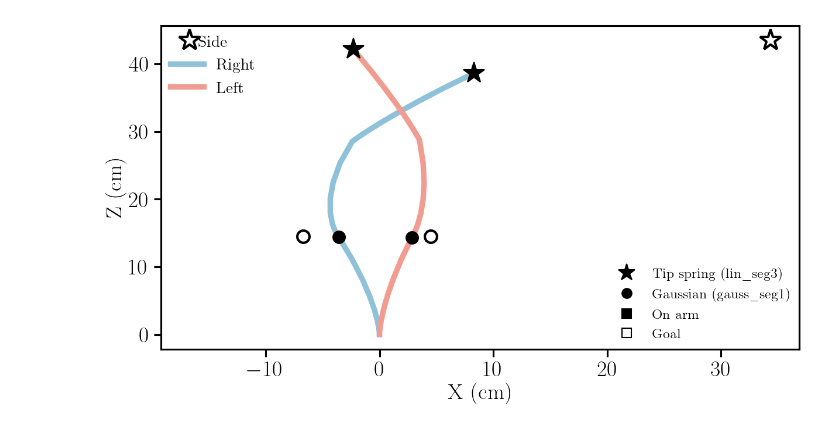
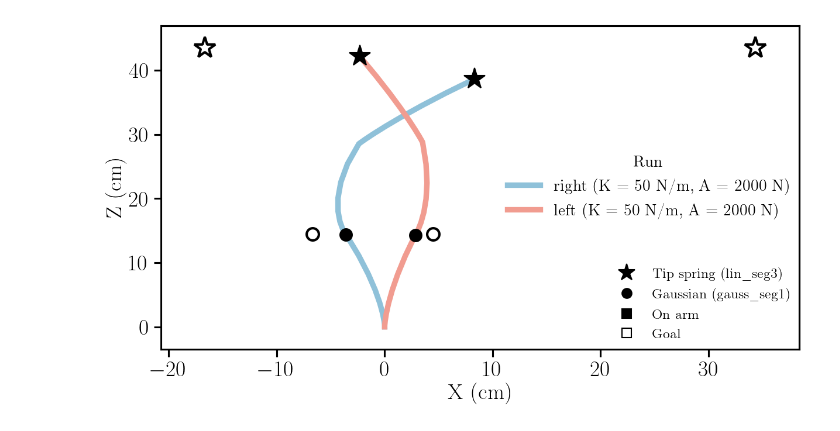
Before and after one commit to CREATE-Lab-EPFL/SoftVMC, a Jupyter notebook: ContactAndShaping/plot_full_body_shaping.ipynb, the cells around one changed output. Drawn from its saved outputs; the diff is of its cells as text; code cells hidden in the pictures.

```diff
--- a/ContactAndShaping/plot_full_body_shaping.ipynb
+++ b/ContactAndShaping/plot_full_body_shaping.ipynb
@@ -122,46 +142,58 @@ still pulling.
 # %%
-# ---- figure size ----
-FIG_W        = 8.0     # in -- TUNE THIS: total figure width
-PANEL_ASPECT = 0.55    # TUNE THIS: panel height as a fraction of FIG_W
-LINEWIDTH    = 4.5     # TUNE THIS: backbone line thickness
-MARKER_COLOR = 'black'  # TUNE THIS: spring/goal marker color -- deliberately not a backbone color, so markers read clearly against either side's line
+# ---- style, shared by the overview and every per-run figure ----
+FIG_W        = 8.0      # in -- TUNE THIS: total figure width
+PANEL_ASPECT = 0.55     # TUNE THIS: panel height as a fraction of FIG_W
+LINEWIDTH    = 4.5      # TUNE THIS: backbone line thickness
+MARKER_COLOR = 'black'  # TUNE THIS: spring/goal marker color -- deliberately not a backbone color, so markers read clearly against any run's line
+# TUNE THESE if a legend lands on data (a goal or an arm bent into its corner):
+# any of 'upper/center/lower' + 'left/right'. Both figures use the same range, so
+# a legend that is clear in one is clear in all -- unless a new run bends into it.
+RUN_LEGEND_LOC   = 'center right'  # where the run legend goes
+SHAPE_LEGEND_LOC = 'lower right'   # where the marker legend goes
 
-fig, ax = plt.subplots(figsize=(FIG_W, FIG_W * PANEL_ASPECT), layout='constrained')
-
-for i, (label, r) in enumerate(runs.items()):
-    color    = COLORS[i]
-    backbone = r['backbone']
-    ax.plot(backbone[:, 0] * 100, backbone[:, 2] * 100, color=color, linewidth=LINEWIDTH, zorder=3, label=label)
-
-    for name, s, g in zip(r['comp_names'], r['s_params'], r['goal_final']):
-        p      = backbone[np.argmin(np.abs(S_BACKBONE - s))]
-        marker = '*' if name == 'lin_seg3' else 'o'
-        size   = 18 if name == 'lin_seg3' else 10
-
-        ax.plot(p[0] * 100, p[2] * 100, marker, color=MARKER_COLOR, markersize=size, zorder=4)
-        ax.plot(g[0] * 100, g[2] * 100, marker, color=MARKER_COLOR, markersize=size, zorder=4,
-               markerfacecolor='none', markeredgewidth=2.0)
-
-ax.set_xlabel('X (cm)')
-ax.set_ylabel('Z (cm)')
-ax.grid(GRID)
-
-# Two legends on the same axes -- add_artist keeps the first one when the
-# second .legend() call would otherwise replace it.
-side_legend = ax.legend(fontsize=LEGEND_FONT_SIZE, loc='upper left', framealpha=0.9, title='Side')
-ax.add_artist(side_legend)
-
-shape_handles = [
+SHAPE_HANDLES = [
     Line2D([0], [0], marker='*', color=MARKER_COLOR, markersize=14, linestyle='None', label='Tip spring (lin_seg3)'),
     Line2D([0], [0], marker='o', color=MARKER_COLOR, markersize=8, linestyle='None', label='Gaussian (gauss_seg1)'),
     Line2D([0], [0], marker='s', color=MARKER_COLOR, markersize=8, linestyle='None', markerfacecolor=MARKER_COLOR, label='On arm'),
     Line2D([0], [0], marker='s', color=MARKER_COLOR, markersize=8, linestyle='None', markerfacecolor='none', label='Goal'),
 ]
-ax.legend(handles=shape_handles, fontsize=LEGEND_FONT_SIZE * 0.85, loc='lower right', framealpha=0.9)
 
-name = '_'.join(RUNS[label] for label in runs)
-save_fig(fig, FOLDER, f'{name}_backbone')
+
+def draw_run(ax, r, color, label):
+    """One run: thick backbone in `color`; each spring as a black marker,
+    filled where it acts on the arm and open at its goal."""
+    bb = r['backbone']
+    ax.plot(bb[:, 0] * 100, bb[:, 2] * 100, color=color, linewidth=LINEWIDTH, zorder=3, label=label)
+    for comp, s, g in zip(r['comp_names'], r['s_params'], r['goal_final']):
+        p      = bb[np.argmin(np.abs(S_BACKBONE - s))]
+        marker = '*' if comp == 'lin_seg3' else 'o'
+        size   = 18 if comp == 'lin_seg3' else 10
+        ax.plot(p[0] * 100, p[2] * 100, marker, color=MARKER_COLOR, markersize=size, zorder=4)
+        ax.plot(g[0] * 100, g[2] * 100, marker, color=MARKER_COLOR, markersize=size, zorder=4,
+                markerfacecolor='none', markeredgewidth=2.0)
+
+
+def finish_axes(ax):
+    ax.set_xlim(*XLIM)
+    ax.set_ylim(*ZLIM)
+    ax.set_xlabel('X (cm)')
+    ax.set_ylabel('Z (cm)')
+    ax.grid(GRID)
+    # Two legends on the same axes -- add_artist keeps the first one when the
+    # second .legend() call would otherwise replace it.
+    run_legend = ax.legend(fontsize=LEGEND_FONT_SIZE, loc=RUN_LEGEND_LOC, framealpha=0.9, title='Run')
+    ax.add_artist(run_legend)
+    ax.legend(handles=SHAPE_HANDLES, fontsize=LEGEND_FONT_SIZE * 0.85, loc=SHAPE_LEGEND_LOC, framealpha=0.9)
+
+
+# ---- overview: every run on one axes ----
+fig, ax = plt.subplots(figsize=(FIG_W, FIG_W * PANEL_ASPECT), layout='constrained')
+for i, (name, r) in enumerate(runs.items()):
+    draw_run(ax, r, COLORS[i % len(COLORS)], run_label(name, r))
+finish_axes(ax)
+
+save_fig(fig, FOLDER, 'all_backbones')
 plt.show()
-print(f"Saved → outputs/{FOLDER}/{name}_backbone.{{pdf,svg}}")
+print(f'Saved → outputs/{FOLDER}/all_backbones.{{pdf,svg}}')
 # %% [output]
-[figure, old version]
+[figure, new version]
```
Also changed, not shown: parts of 7 cells of this notebook, 9 other files.
